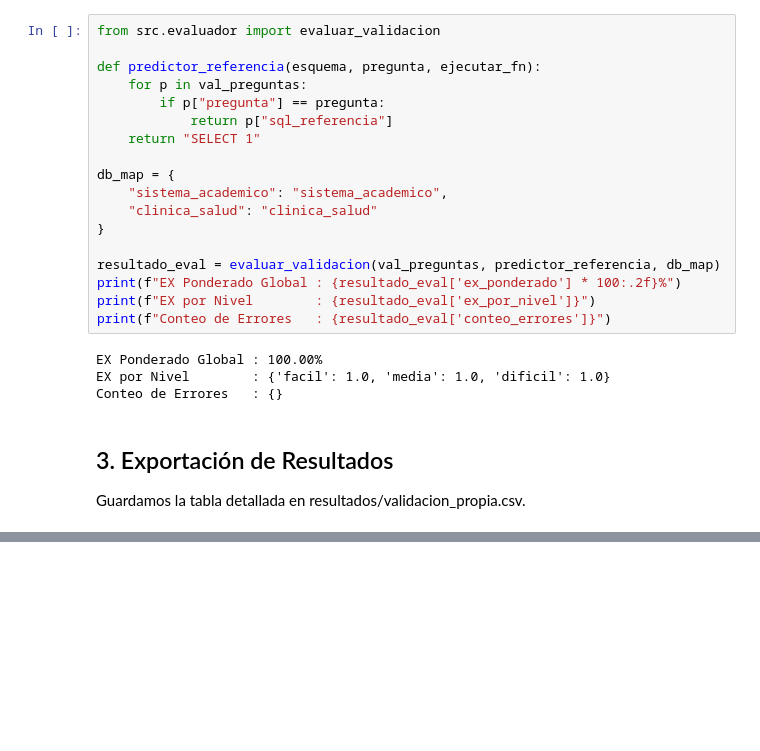
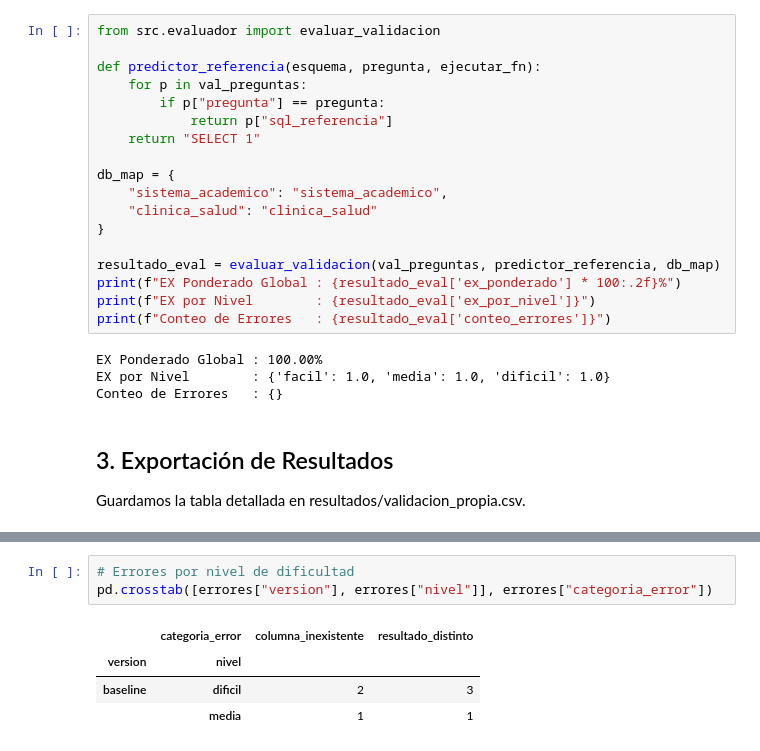
Before and after one commit to Albu231311/Deep-Proyecto3, a Jupyter notebook: notebooks/03_evaluacion.ipynb, the cells around one changed output, grey strips where cells are left out. Drawn from its saved outputs; the diff is of its cells as text; blank space fills up the shorter version.

```diff
--- a/notebooks/03_evaluacion.ipynb
+++ b/notebooks/03_evaluacion.ipynb
@@ -109,0 +305,8 @@ Resultados guardados en: resultados/validacion_propia.csv
+# %%
+# Errores por nivel de dificultad
+pd.crosstab([errores["version"], errores["nivel"]], errores["categoria_error"])
+# %% [output]
+|  | categoria_error | columna_inexistente | resultado_distinto |
+| version | nivel |  |  |
+| baseline | dificil | 2 | 3 |
+|  | media | 1 | 1 |
```
Also changed, not shown: parts of 18 cells of this notebook, 5 other files.
